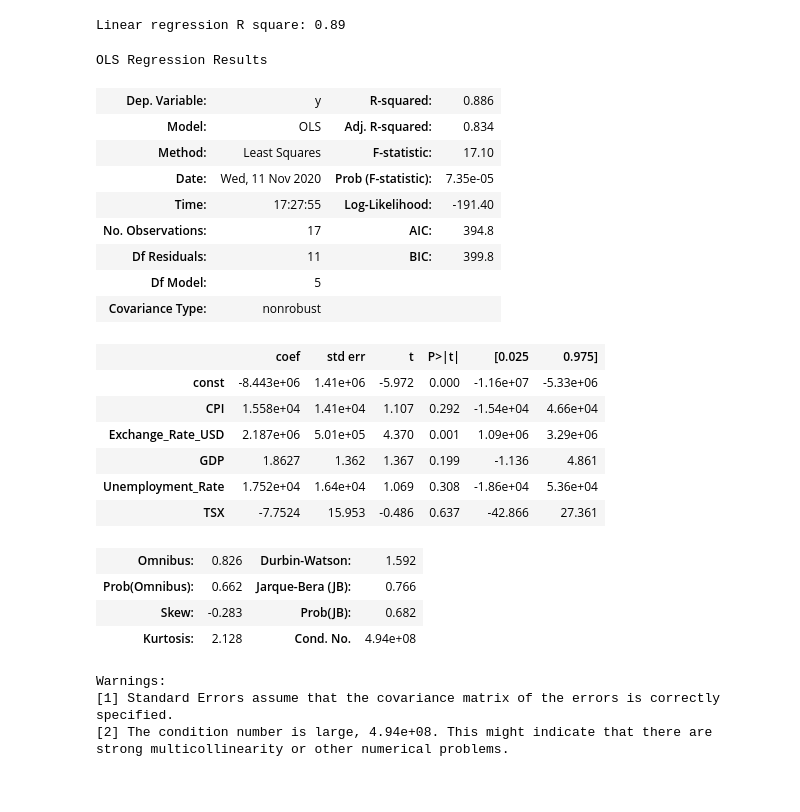
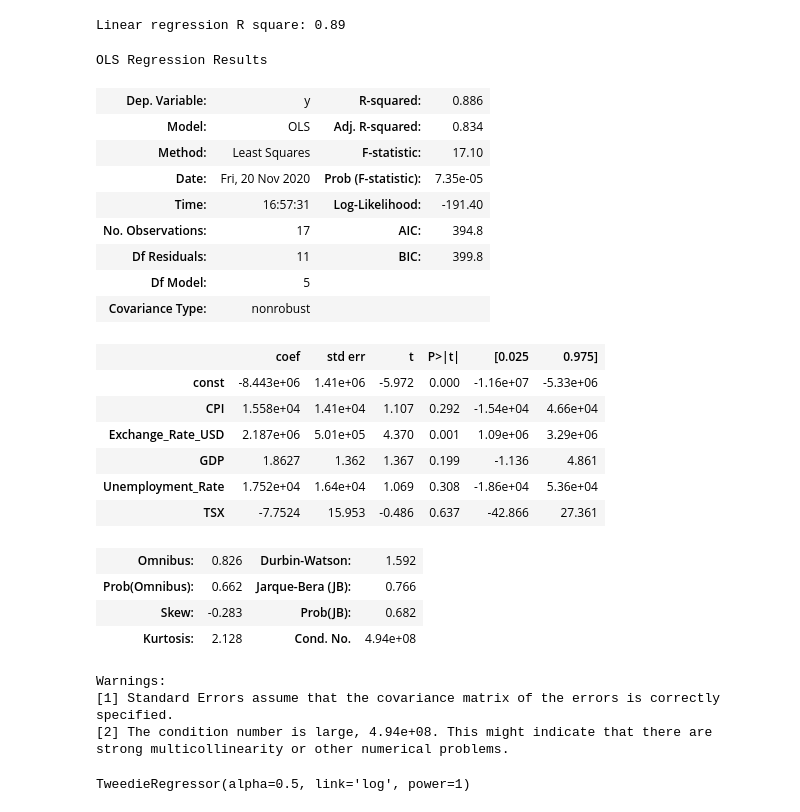
Before and after one commit to rui-zhang-ocean/Predict_Transactions, a Jupyter notebook: forecast_sales.ipynb, the cells around one changed output. Cells and saved outputs as stored; diff of their text form; code cells hidden in the pictures.

Commit message:
use generalized linear model to forecast transaction count

```diff
--- a/forecast_sales.ipynb
+++ b/forecast_sales.ipynb
@@ -182,16 +192,16 @@ print("Linear regression R square: %.2f" % r2_score(y_train, y_pred))
 Linear regression R square: 0.89
 # %%
 # regression with stats
-X_train = sm.add_constant(X_train)
-lm_stats = sm.OLS(y_train,X_train)
+X_train_addC = sm.add_constant(X_train)
+lm_stats = sm.OLS(y_train,X_train_addC)
 lm_stats.fit().summary()
 # %% [output]
 OLS Regression Results
 | Dep. Variable: | y | R-squared: | 0.886 |
 | Model: | OLS | Adj. R-squared: | 0.834 |
 | Method: | Least Squares | F-statistic: | 17.10 |
-| Date: | Wed, 11 Nov 2020 | Prob (F-statistic): | 7.35e-05 |
-| Time: | 17:27:55 | Log-Likelihood: | -191.40 |
+| Date: | Fri, 20 Nov 2020 | Prob (F-statistic): | 7.35e-05 |
+| Time: | 16:57:31 | Log-Likelihood: | -191.40 |
 | No. Observations: | 17 | AIC: | 394.8 |
 | Df Residuals: | 11 | BIC: | 399.8 |
 | Df Model: | 5 |  |  |
@@ -211,6 +221,17 @@ Warnings:
 [1] Standard Errors assume that the covariance matrix of the errors is correctly specified.
 [2] The condition number is large, 4.94e+08. This might indicate that there are
 strong multicollinearity or other numerical problems.
+# %%
+# generalized linear model
+glm = TweedieRegressor(power = 1, alpha = 0.5, link='log') # Poisson distribution
+scaler = preprocessing.StandardScaler().fit(X_train)
+X_train_scaled = scaler.transform(X_train)
+glm.fit(X_train_scaled, y_train)
+
+#y_pred = glm.predict(X_train_scaled)
+#print("Linear regression R square: %.2f" % r2_score(y_train, y_pred))
+# %% [output]
+TweedieRegressor(alpha=0.5, link='log', power=1)
 # %%
 df_eco.head()
 # %% [output]
```
Also changed, not shown: parts of 12 cells of this notebook.
